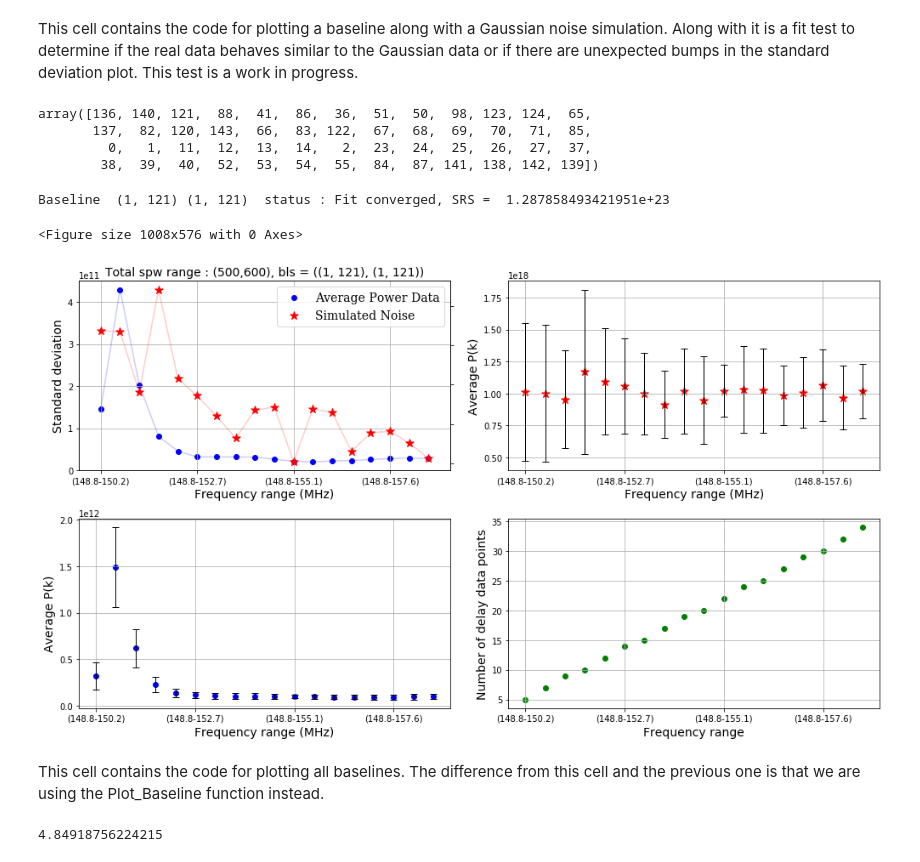
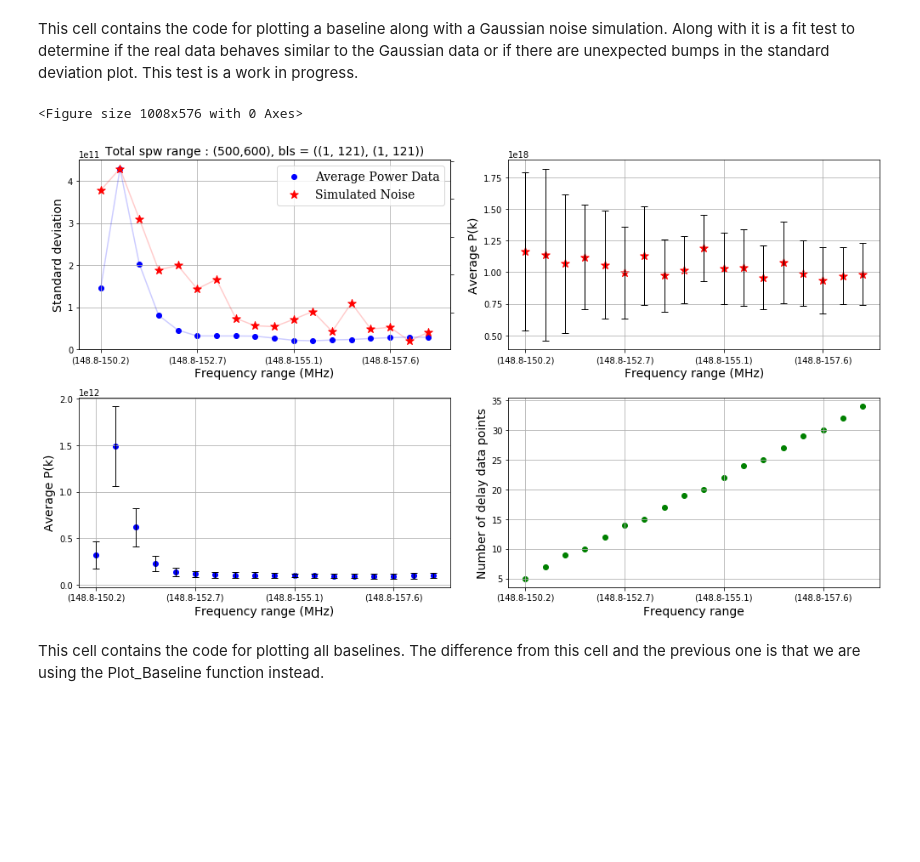
Before and after one commit to acliu/mcgill_sandbox, a Jupyter notebook: ronan/Delay_Averaged_Power_Spread.ipynb, the cells around one changed output. Drawn from its saved outputs; the diff is of its cells as text; code cells hidden in the pictures; blank space fills up the shorter version.

Commit message:
Removed unnecessary cells. Commented out curve fit of data using the standard error in the mean. It is not precise enough to rule out baselines that do not have this behavior.

```diff
--- a/ronan/Delay_Averaged_Power_Spread.ipynb
+++ b/ronan/Delay_Averaged_Power_Spread.ipynb
@@ -273,51 +273,44 @@ def Plot_Bsl_Line(baseline,ant_pos,ant_num):
     ant2_index = list(ant_num).index(ant2)
 
     ax.plot([ant_pos[ant1_index,0],ant_pos[ant2_index,0]],[ant_pos[ant1_index,1],ant_pos[ant2_index,1]],lw=3)
-# %%
-uvd.antenna_numbers
-# %% [output]
-array([136, 140, 121,  88,  41,  86,  36,  51,  50,  98, 123, 124,  65,
-       137,  82, 120, 143,  66,  83, 122,  67,  68,  69,  70,  71,  85,
-         0,   1,  11,  12,  13,  14,   2,  23,  24,  25,  26,  27,  37,
-        38,  39,  40,  52,  53,  54,  55,  84,  87, 141, 138, 142, 139])
 # %%
 fmin = 500
 fmax = 600
 spw_jumps = 5
 #baselines = [(24,25),(120,121),(67,68),(1,121),(23,25),(53,54),(1,12)]
 baselines = [(1,121)]
 baselines_SRS = []
 for baseline in baselines:
     real_data, null_real_data = Power_Data(baseline,fmin,fmax,spw_jumps)
 
     fig = plt.figure(figsize=(14,8))
 
 
-    params, cov = curve_fit(Gaussian_err,real_data[3],real_data[1],p0=[real_data[1][0]])
+
     simulation_data = Simulated_Gaussian_Noise(1000000000,100000,real_data[3])
     Plot_Results(real_data,simulation_data)
     #Plot_Results(null_real_data,simulation_data)
-    # if the final parameters are the same as the guess parameters, then our fit did not converge.
-    if params[0] == real_data[1][0]:
-        print("Baseline ",baseline,baseline," status : Fit did not converge.")
-    else:
-        SRS = np.sum((np.array(Gaussian_err(real_data[3],*params)) - np.array(real_data[1]))**2)
-        baselines_SRS.append((baseline,baseline,SRS))
 
-baselines_SRS = sorted(baselines_SRS, key = lambda x: x[2])
+    # Fitting with the standard error in the mean function isnt precise enough to rule out which baselines
+    # do not have this behavior. It is commented out for the moment.
+    #######################################
+    #params, cov = curve_fit(Gaussian_err,real_data[3],real_data[1],p0=[real_data[1][0]])
+    #if params[0] == real_data[1][0]:
+    #    print("Baseline ",baseline,baseline," status : Fit did not converge.")
+    #else:
+    #    SRS = np.sum((np.array(Gaussian_err(real_data[3],*params)) - np.array(real_data[1]))**2)
+    #    baselines_SRS.append((baseline,baseline,SRS))
+    #######################################
 
-for bsl_srs in baselines_SRS:
-    print("Baseline ",bsl_srs[0],bsl_srs[1]," status : Fit converged, SRS = ",bsl_srs[2])
+#baselines_SRS = sorted(baselines_SRS, key = lambda x: x[2])
+
+#for bsl_srs in baselines_SRS:
+#    print("Baseline ",bsl_srs[0],bsl_srs[1]," status : Fit converged, SRS = ",bsl_srs[2])
 # %% [output]
-Baseline  (1, 121) (1, 121)  status : Fit converged, SRS =  1.287858493421951e+23
+<Figure size 1008x576 with 0 Axes>
-<Figure size 1008x576 with 0 Axes>
-[figure, old version]
+[figure, new version]
 # %% [markdown]
 This cell contains the code for plotting all baselines. The difference from this cell and the previous one is that we are using the Plot_Baseline function instead.
-# %%
-uvd.antenna_positions[43,0]
-# %% [output]
-4.84918756224215
 # %%
 fmin = 300
 fmax = 400
```
Also changed, not shown: parts of 9 cells of this notebook.
